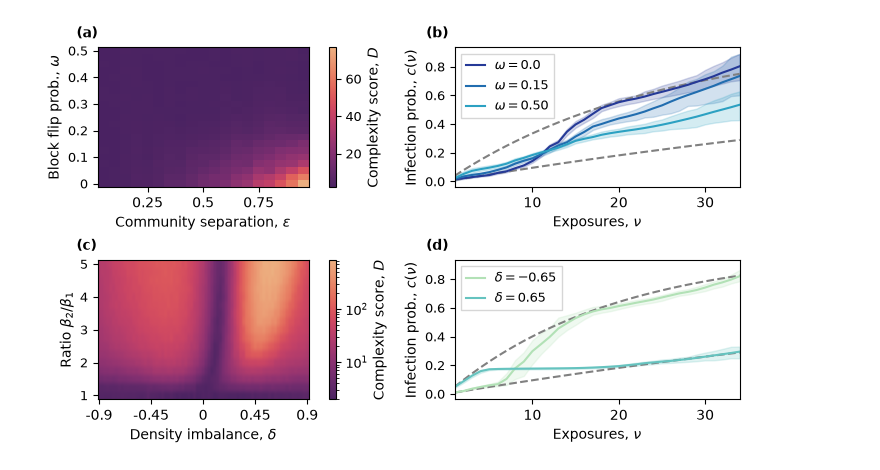
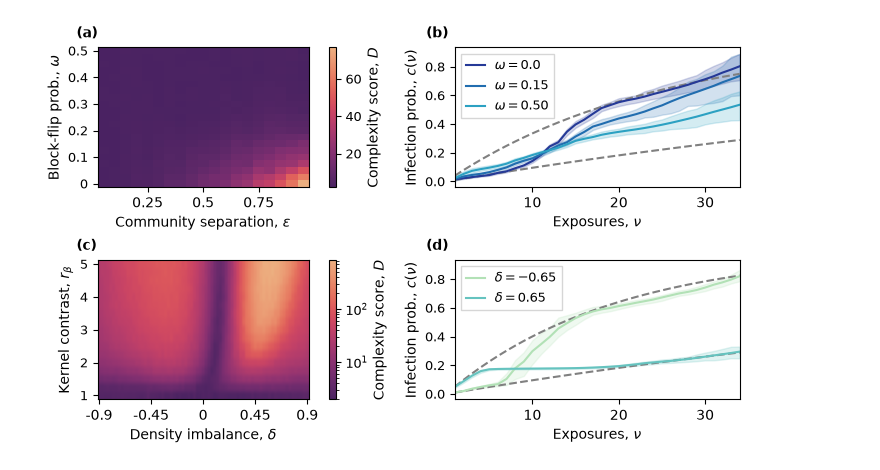
Before and after one commit to kaiser-dan/heterogeneous-infection-kernels, a Jupyter notebook: fig-scripts/plot_fig2.ipynb, the cells around one changed output. Drawn from its saved outputs; the diff is of its cells as text; code cells hidden in the pictures.

```diff
--- a/fig-scripts/plot_fig2.ipynb
+++ b/fig-scripts/plot_fig2.ipynb
@@ -57,7 +57,7 @@ im = ax_a.imshow(piv, cmap=fs.complexity_cmap, aspect="auto")
 
 # axes
 ax_a.set_xlabel("Community separation, $\\varepsilon$")
-ax_a.set_ylabel("Block flip prob., $\\omega$")
+ax_a.set_ylabel("Block-flip prob., $\\omega$")
 ax_a.invert_yaxis()
 
 # ticks
@@ -114,7 +114,7 @@ im = ax_c.imshow(piv, cmap=fs.complexity_cmap, aspect="auto", norm=mcolors.LogNo
 
 # axes
 ax_c.set_xlabel("Density imbalance, $\\delta$")
-ax_c.set_ylabel("Ratio $\\beta_2/\\beta_1$")
+ax_c.set_ylabel("Kernel contrast, $r_\\beta$")
 ax_c.invert_yaxis()
 
 # ticks
@@ -136,31 +136,31 @@ pos_delta_mu_draws = np.load(RESULTS_DIR / "beta_delta_sweep" / "model~np_rep~3_
 pos_delta_mu = np.mean(pos_delta_mu_draws, axis=0)
 pos_delta_lower, pos_delta_upper = hpdi_bounds(pos_delta_mu_draws, prob=0.9)
 
 ax_d = axs[1,1]
 ax_d.plot(nus, simple_kernel(0.01, kmax), color='grey', linestyle='--')
 ax_d.plot(nus, simple_kernel(0.05, kmax), color='grey', linestyle='--')
 ax_d.fill_between(nus, neg_delta_lower[:kmax], neg_delta_upper[:kmax], color=fs.palette[1], alpha=0.2)
 ax_d.plot(nus, neg_delta_mu[:kmax], color=fs.palette[1], label="$\\delta=-0.65$")
 ax_d.fill_between(nus, pos_delta_lower[:kmax], pos_delta_upper[:kmax], color=fs.palette[2], alpha=0.2)
 ax_d.plot(nus, pos_delta_mu[:kmax], color=fs.palette[2], label="$\\delta=0.65$")
 
 # legend
 ax_d.legend(handlelength=1.5, fancybox=False, fontsize=9)
 
 # axes
 ax_d.set_xlim(1, kmax)
 ax_d.sharey(ax_b)
 ax_d.set_xlabel("Exposures, $\\nu$")
 ax_d.set_ylabel("Infection prob., $c(\\nu)$")
 
 # subplot labels
 ax_a.text(-0.1, 1.1, "(a)", transform=ax_a.transAxes, fontweight='bold', va='center', ha='left')
 ax_b.text(-0.1, 1.1, "(b)", transform=ax_b.transAxes, fontweight='bold', va='center', ha='left')
 ax_c.text(-0.1, 1.1, "(c)", transform=ax_c.transAxes, fontweight='bold', va='center', ha='left')
 ax_d.text(-0.1, 1.1, "(d)", transform=ax_d.transAxes, fontweight='bold', va='center', ha='left')
 
 plt.savefig('../figs/fig2.svg', bbox_inches='tight')
 plt.savefig('../figs/fig2.pdf', bbox_inches='tight')
 plt.show()
 # %% [output]
-[figure, old version]
+[figure, new version]
```
Also changed, not shown: 2 other files.
